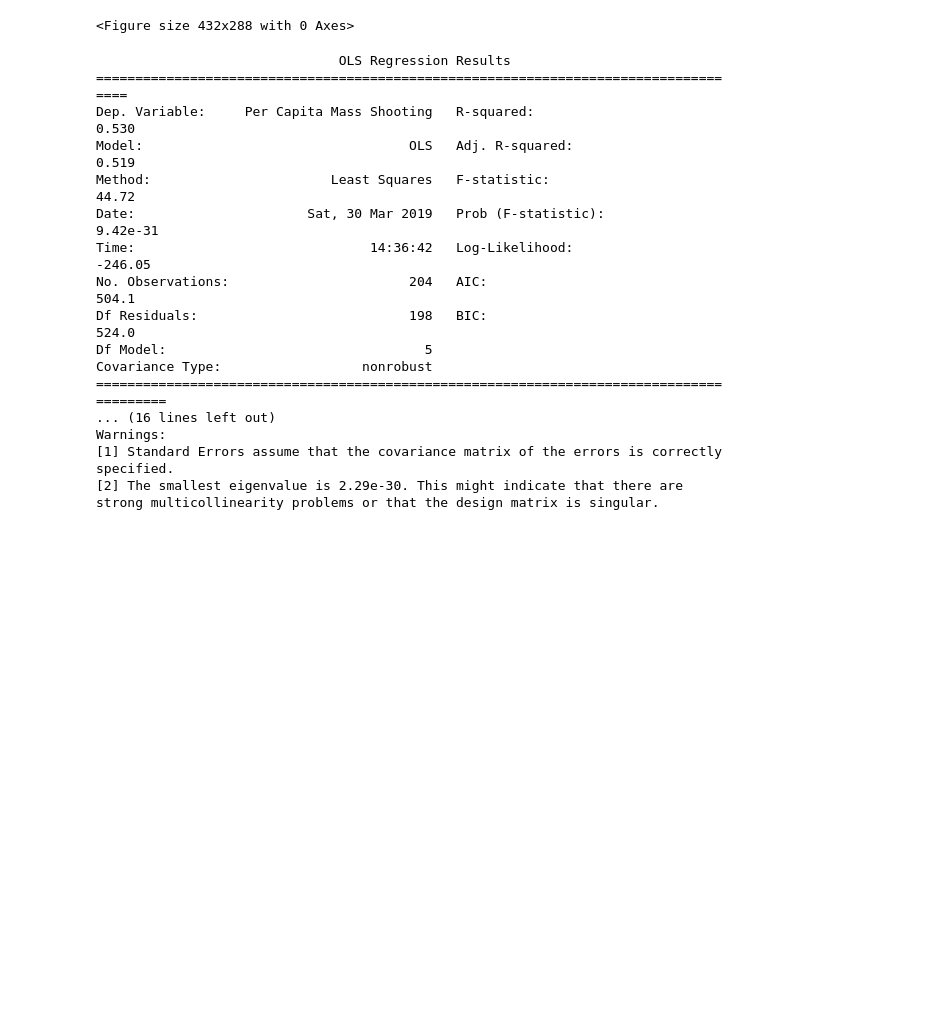
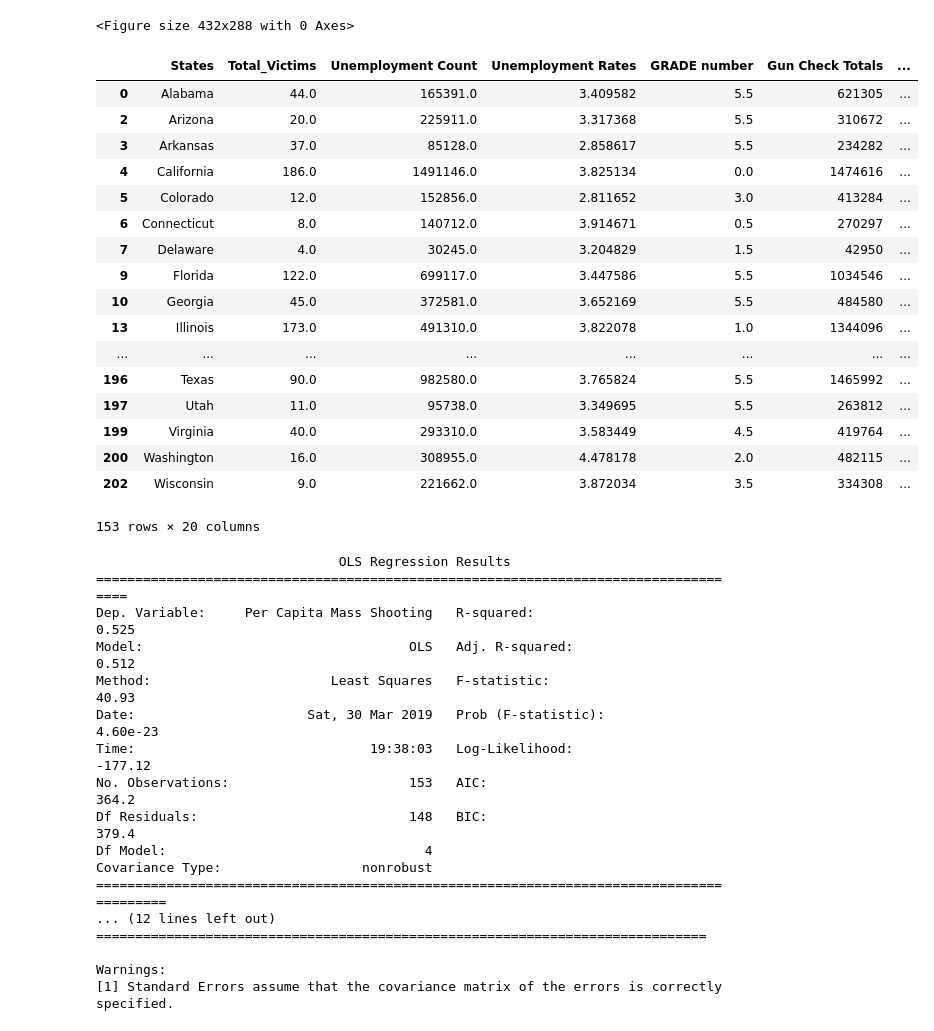
Before and after one commit to lprymak/Project1, a Jupyter notebook: Final_Data_Analysis_Tina.ipynb, the cells around one changed output. Cells and saved outputs as stored; diff of their text form; code cells hidden in the pictures; blank space fills up the shorter version.

Commit message:
regression on states only with mass shootings added

```diff
--- a/Final_Data_Analysis_Tina.ipynb
+++ b/Final_Data_Analysis_Tina.ipynb
@@ -789,10 +789,36 @@ import pandas as pd
 
 import statsmodels.api as sm
 import statsmodels.formula.api as smf
+# %%
+#remove district of columbia
+no_districtofc = linear.drop(8, axis = 0)
+# %%
+#remove null values
+regression_mass_only = no_districtofc[no_districtofc.Total_Victims != 0]
+# %%
+regression_mass_only
+# %% [output]
+|  | States | Total_Victims | Unemployment Count | Unemployment Rates | GRADE number | Gun Check Totals | ... |
+| 0 | Alabama | 44.0 | 165391.0 | 3.409582 | 5.5 | 621305 | ... |
+| 2 | Arizona | 20.0 | 225911.0 | 3.317368 | 5.5 | 310672 | ... |
+| 3 | Arkansas | 37.0 | 85128.0 | 2.858617 | 5.5 | 234282 | ... |
+| 4 | California | 186.0 | 1491146.0 | 3.825134 | 0.0 | 1474616 | ... |
+| 5 | Colorado | 12.0 | 152856.0 | 2.811652 | 3.0 | 413284 | ... |
+| 6 | Connecticut | 8.0 | 140712.0 | 3.914671 | 0.5 | 270297 | ... |
+| 7 | Delaware | 4.0 | 30245.0 | 3.204829 | 1.5 | 42950 | ... |
+| 9 | Florida | 122.0 | 699117.0 | 3.447586 | 5.5 | 1034546 | ... |
+| 10 | Georgia | 45.0 | 372581.0 | 3.652169 | 5.5 | 484580 | ... |
+| 13 | Illinois | 173.0 | 491310.0 | 3.822078 | 1.0 | 1344096 | ... |
+| ... | ... | ... | ... | ... | ... | ... | ... |
+| 196 | Texas | 90.0 | 982580.0 | 3.765824 | 5.5 | 1465992 | ... |
+| 197 | Utah | 11.0 | 95738.0 | 3.349695 | 5.5 | 263812 | ... |
+| 199 | Virginia | 40.0 | 293310.0 | 3.583449 | 4.5 | 419764 | ... |
+| 200 | Washington | 16.0 | 308955.0 | 4.478178 | 2.0 | 482115 | ... |
+| 202 | Wisconsin | 9.0 | 221662.0 | 3.872034 | 3.5 | 334308 | ... |
+153 rows × 20 columns
 # %%
-x_data = linear[['GRADE number', 'Gun Check Totals', 'Per Capita Hate Group', 'Poverty Rates',
-                         'Election_Result_B', 'Election_Result_R']]
-y_data = linear['Per Capita Mass Shooting']
+x_data = regression_mass_only[['GRADE number', 'Per Capita Hate Group', 'Poverty Rates','Election_Result_R']]
+y_data = regression_mass_only['Per Capita Mass Shooting']
 
 ##Adding constant term to the linear regression model
 x_data = sm.add_constant(x_data)
@@ -803,18 +829,18 @@ print(model.summary())
 # %% [output]
                                OLS Regression Results
 ====================================================================================
-Dep. Variable:     Per Capita Mass Shooting   R-squared:                       0.530
-Model:                                  OLS   Adj. R-squared:                  0.519
-Method:                       Least Squares   F-statistic:                     44.72
-Date:                      Sat, 30 Mar 2019   Prob (F-statistic):           9.42e-31
-Time:                              14:36:42   Log-Likelihood:                -246.05
-No. Observations:                       204   AIC:                             504.1
-Df Residuals:                           198   BIC:                             524.0
-Df Model:                                 5
+Dep. Variable:     Per Capita Mass Shooting   R-squared:                       0.525
+Model:                                  OLS   Adj. R-squared:                  0.512
+Method:                       Least Squares   F-statistic:                     40.93
+Date:                      Sat, 30 Mar 2019   Prob (F-statistic):           4.60e-23
+Time:                              19:38:03   Log-Likelihood:                -177.12
+No. Observations:                       153   AIC:                             364.2
+Df Residuals:                           148   BIC:                             379.4
+Df Model:                                 4
 Covariance Type:                  nonrobust
 =========================================================================================
-... (16 lines left out)
+... (12 lines left out)
+==============================================================================
+
 Warnings:
 [1] Standard Errors assume that the covariance matrix of the errors is correctly specified.
-[2] The smallest eigenvalue is 2.29e-30. This might indicate that there are
-strong multicollinearity problems or that the design matrix is singular.
```
